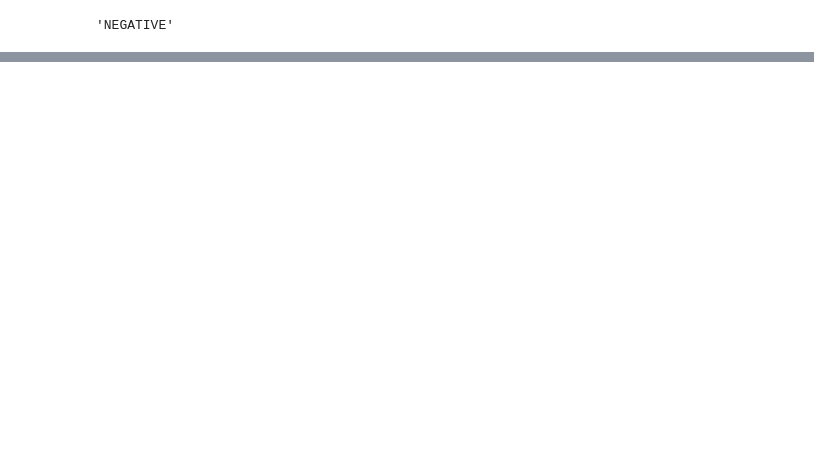
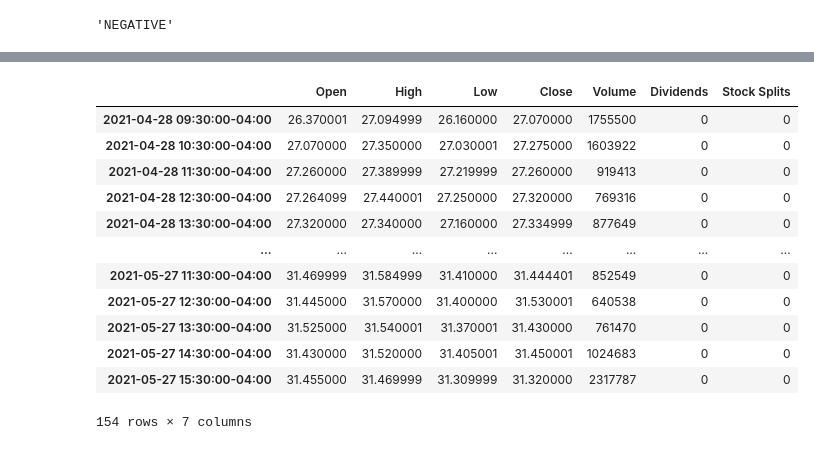
Before and after one commit to Softypo/StockMarket_ADV, a Jupyter notebook: stock_adv_TEST.IPYNB, the cells around one changed output, grey strips where cells are left out. Saved outputs shown, nothing was run; the diff lists cells and outputs as text; code cells hidden in the pictures; blank space fills up the shorter version.

```diff
--- a/stock_adv_TEST.IPYNB
+++ b/stock_adv_TEST.IPYNB
@@ -3,3 +3,6 @@ import numpy as np
 import pandas as pd
 # %%
 import stock_adv_Functions as advf
+# %%
+stock_info, stock_data, stock_c, stock_r, stock_a, stock_b, stock_qb = advf.y_stock_data('TSLA', '12mo', '1h')
+posts, comments = advf.pq([stock_info['symbol']+' '+stock_info['longName']], 'all', 'relevance', 'year', True)
@@ -8,6 +15,4 @@ from stock_adv_Functions import looker
-# %%
-stock_info, stock_data, stock_c, stock_r, stock_a, stock_b, stock_qb = advf.y_stock_data('RBLX', '1wk', '1d')
 # %%
-stock_name, subredits, sort, date, comments = 'RBLX', 'allstocks', 'relevance', 'week', True
+#stock_name, subredits, sort, date, comments = 'TSLA', 'allstocks', 'relevance', 'month', True
 
-stock_info, stock_data, stock_c, stock_r, stock_a, stock_b, stock_qb, posts, comments = looker(stock_name, subredits, sort, date, comments)
+#stock_info, stock_data, stock_c, stock_r, stock_a, stock_b, stock_qb, posts, comments = looker(stock_name, subredits, sort, date, comments)
@@ -234,0 +456,16 @@ posts
+# %%
+stock_data
+# %% [output]
+|  | Open | High | Low | Close | Volume | Dividends | Stock Splits |
+| 2021-04-28 09:30:00-04:00 | 26.370001 | 27.094999 | 26.160000 | 27.070000 | 1755500 | 0 | 0 |
+| 2021-04-28 10:30:00-04:00 | 27.070000 | 27.350000 | 27.030001 | 27.275000 | 1603922 | 0 | 0 |
+| 2021-04-28 11:30:00-04:00 | 27.260000 | 27.389999 | 27.219999 | 27.260000 | 919413 | 0 | 0 |
+| 2021-04-28 12:30:00-04:00 | 27.264099 | 27.440001 | 27.250000 | 27.320000 | 769316 | 0 | 0 |
+| 2021-04-28 13:30:00-04:00 | 27.320000 | 27.340000 | 27.160000 | 27.334999 | 877649 | 0 | 0 |
+| ... | ... | ... | ... | ... | ... | ... | ... |
+| 2021-05-27 11:30:00-04:00 | 31.469999 | 31.584999 | 31.410000 | 31.444401 | 852549 | 0 | 0 |
+| 2021-05-27 12:30:00-04:00 | 31.445000 | 31.570000 | 31.400000 | 31.530001 | 640538 | 0 | 0 |
+| 2021-05-27 13:30:00-04:00 | 31.525000 | 31.540001 | 31.370001 | 31.430000 | 761470 | 0 | 0 |
+| 2021-05-27 14:30:00-04:00 | 31.430000 | 31.520000 | 31.405001 | 31.450001 | 1024683 | 0 | 0 |
+| 2021-05-27 15:30:00-04:00 | 31.455000 | 31.469999 | 31.309999 | 31.320000 | 2317787 | 0 | 0 |
+154 rows × 7 columns
```
Also changed, not shown: parts of 41 cells of this notebook, 1 other file.
